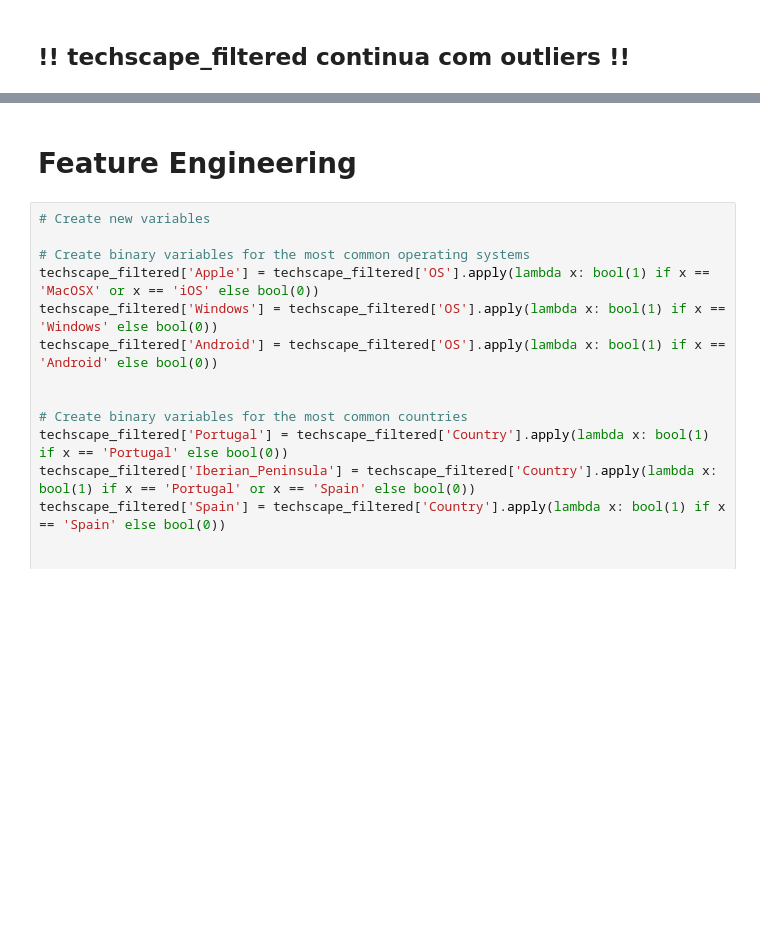
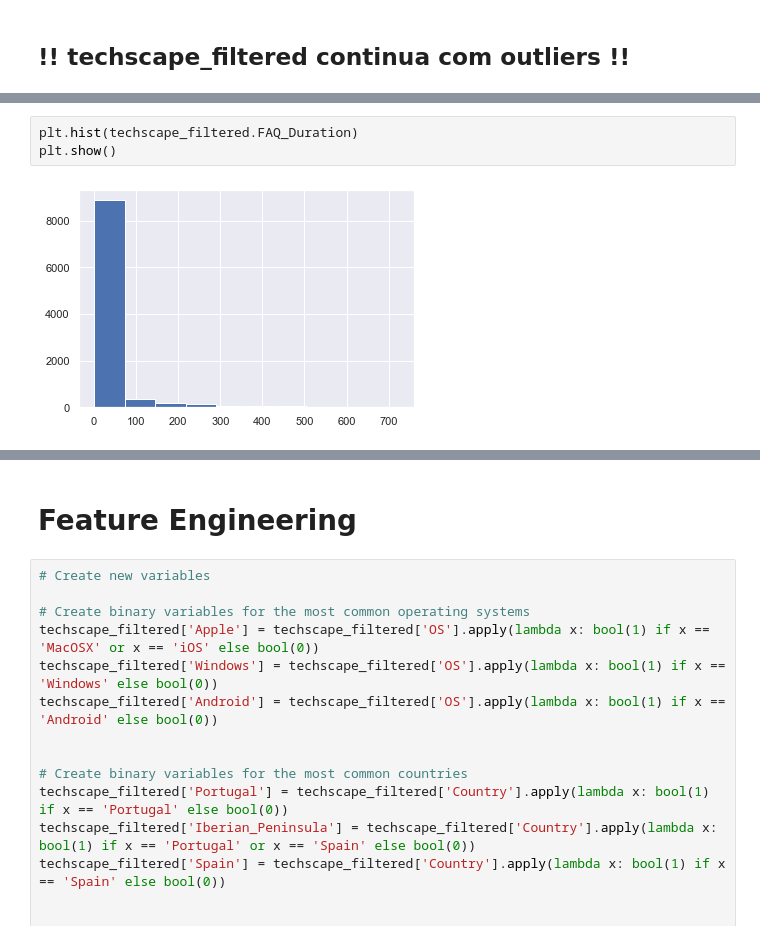
Before and after one commit to JohnnyCodess/Project-Machine-Learning, a Jupyter notebook: 202122 Fall AA Group60 Notebook.ipynb, the cells around one changed output, grey strips where cells are left out. Cells and saved outputs as stored; diff of their text form; blank space fills up the shorter version.

```diff
--- a/202122 Fall AA Group60 Notebook.ipynb
+++ b/202122 Fall AA Group60 Notebook.ipynb
@@ -388,0 +411,5 @@ techscape_filtered.describe().T
+# %%
+plt.hist(techscape_filtered.FAQ_Duration)
+plt.show()
+# %% [output]
+[figure, added]
```
Also changed, not shown: parts of 22 cells of this notebook.
